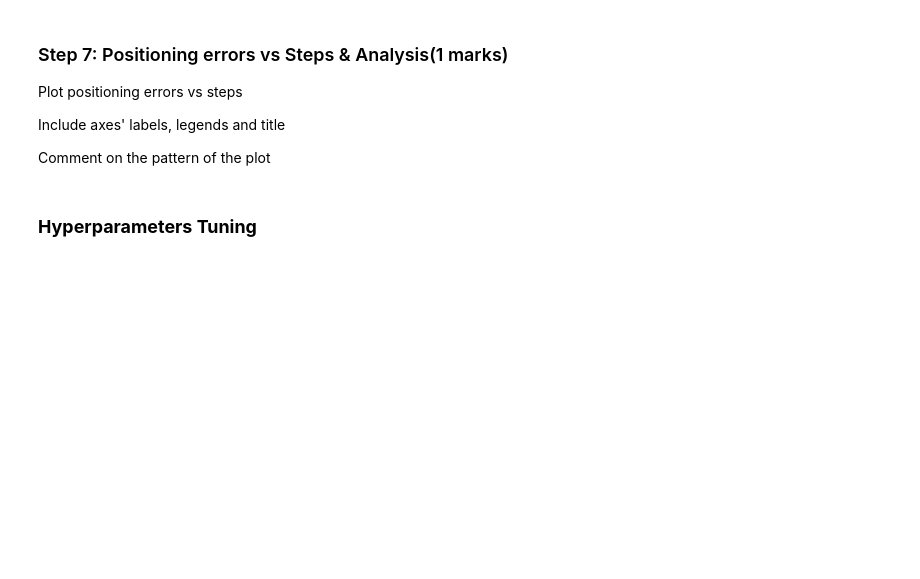
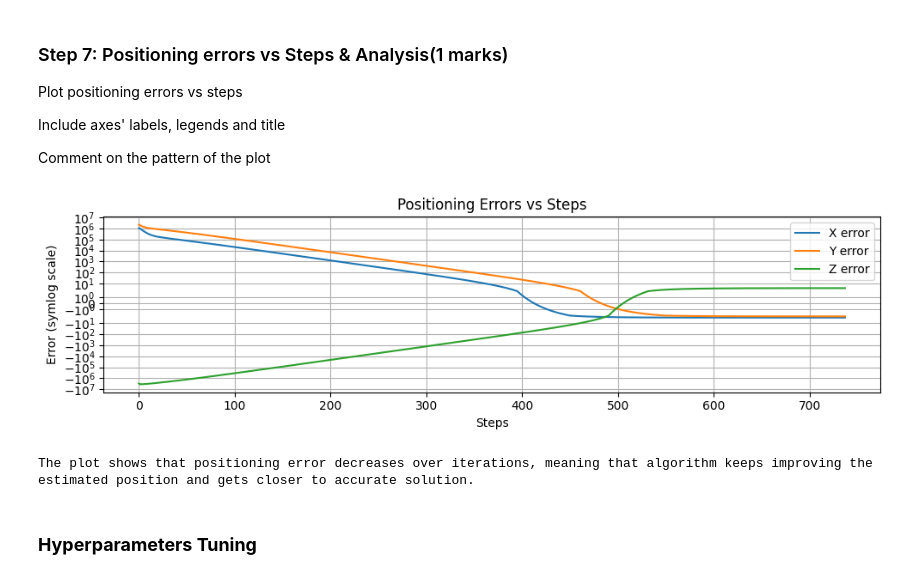
Before and after one commit to MuhammadHamzaKhanAfridi/ENGG680_Fall_2025, a Jupyter notebook: Lab Assignment 2/Assignment2_Upload (1).ipynb, the cells around one changed output. Drawn from its saved outputs; the diff is of its cells as text; code cells hidden in the pictures; blank space fills up the shorter version.

```diff
--- a/Lab Assignment 2/Assignment2_Upload (1).ipynb
+++ b/Lab Assignment 2/Assignment2_Upload (1).ipynb
@@ -683,3 +713,27 @@ plt.show()
+# %%
+fig, ax = plt.subplots(1, 1, figsize=(10, 3))
+err_x = [e[0] for e in arr_err]
+err_y = [e[1] for e in arr_err]
+err_z = [e[2] for e in arr_err]
+
+steps = range(len(arr_err))
+
+ax.plot(steps, err_x, label="X error")
+ax.plot(steps, err_y, label="Y error")
+ax.plot(steps, err_z, label="Z error")
+
+ax.set_yscale("symlog")
+ax.set_xlabel("Steps")
+ax.set_ylabel("Error (symlog scale)")
+ax.set_title("Positioning Errors vs Steps")
+ax.grid(True)
+ax.legend()
+plt.tight_layout()
+plt.show()
+print("The plot shows that positioning error decreases over iterations, meaning that algorithm keeps improving the estimated position and gets closer to accurate solution.  ")
+# %% [output]
+[figure, added]
+The plot shows that positioning error decreases over iterations, meaning that algorithm keeps improving the estimated position and gets closer to accurate solution.
 # %% [markdown]
 ### **Hyperparameters Tuning**
 # %% [markdown]
```
Also changed, not shown: parts of 27 cells of this notebook.
